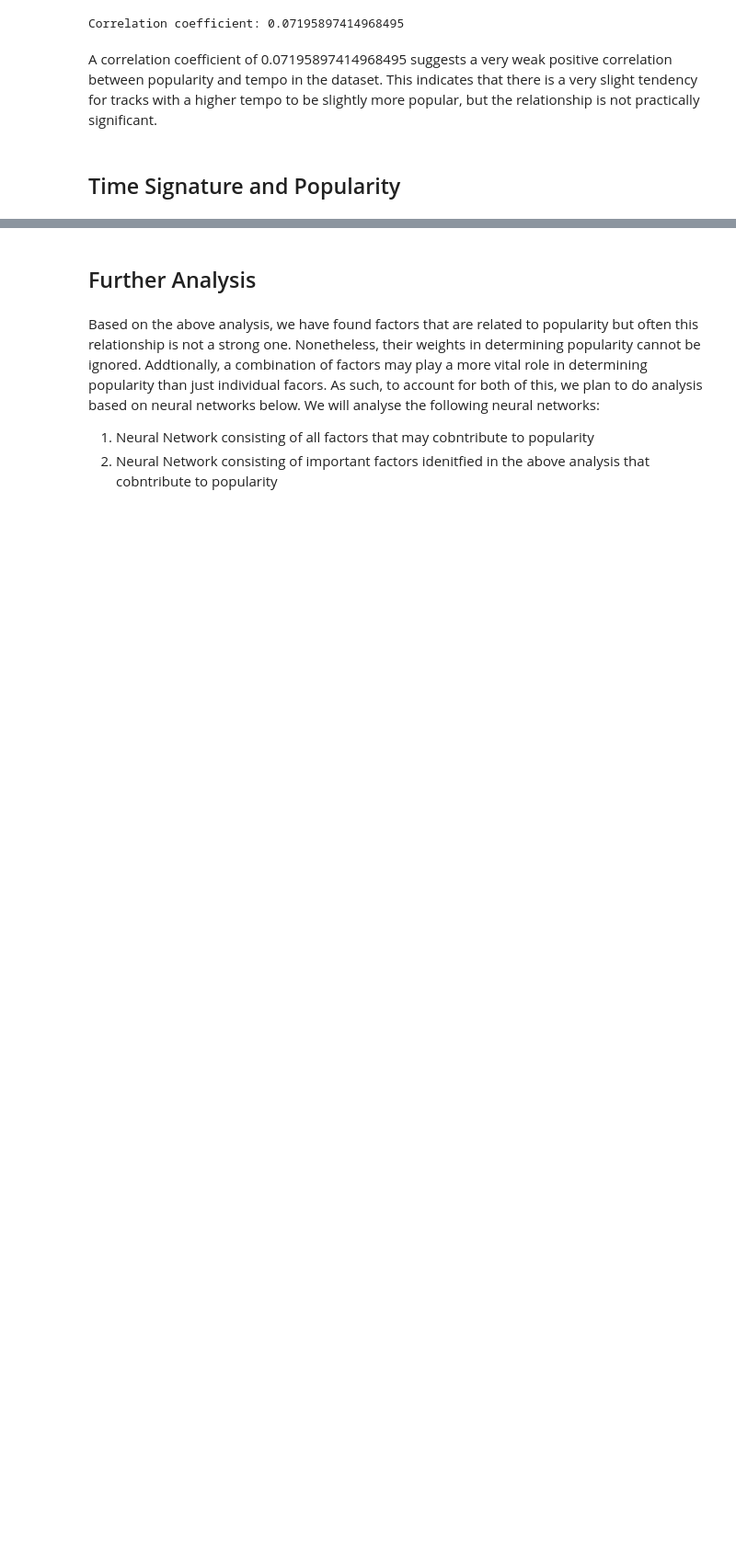
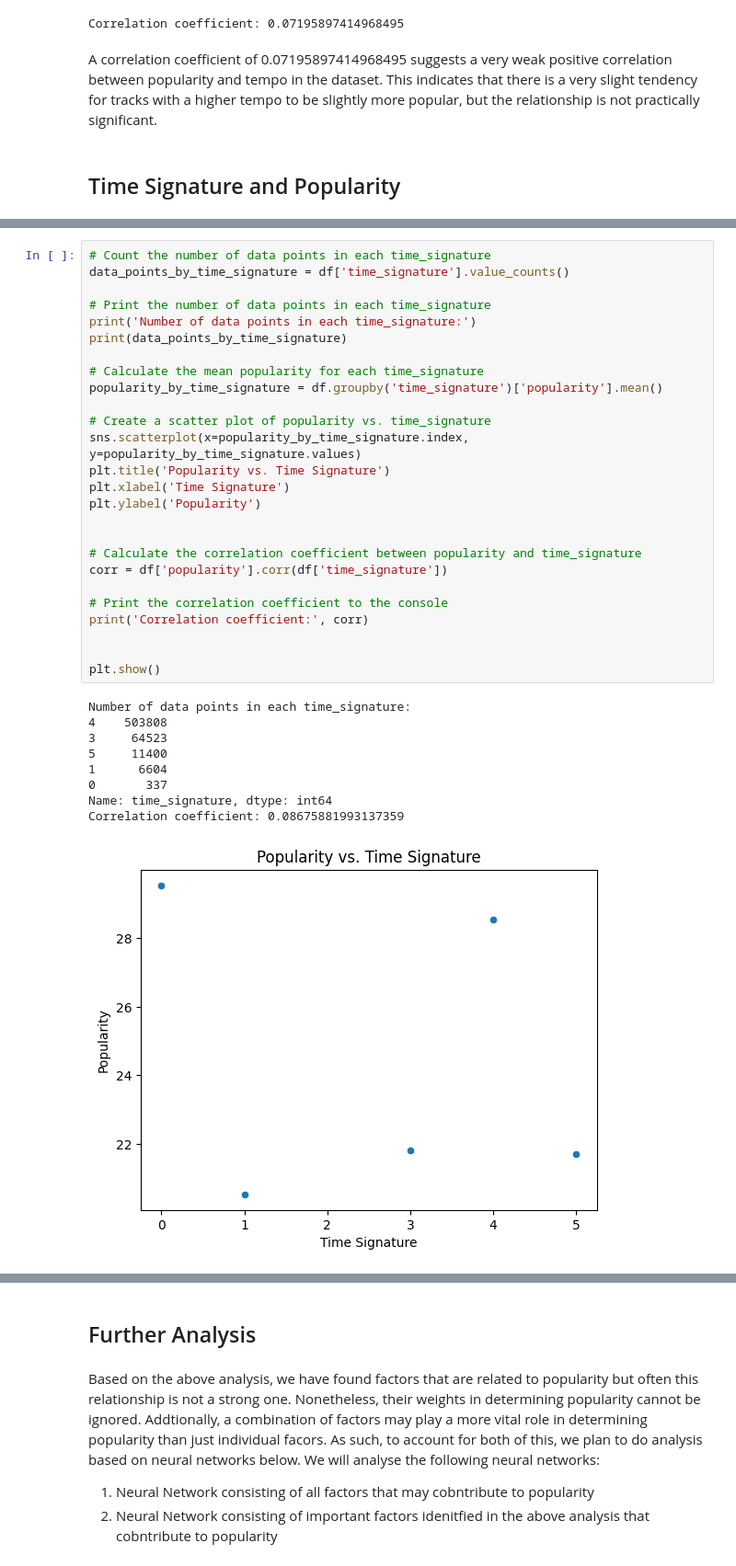
Before and after one commit to ayushmandixit2000/DSAI-Project, a Jupyter notebook: TracksAnalysis.ipynb, the cells around one changed output, grey strips where cells are left out. Shown at 92% size. Drawn from its saved outputs; the diff is of its cells as text; blank space fills up the shorter version.

```diff
--- a/TracksAnalysis.ipynb
+++ b/TracksAnalysis.ipynb
@@ -1184,0 +1223,36 @@ A correlation coefficient of 0.07195897414968495 suggests a very weak positive c
+# %%
+# Count the number of data points in each time_signature
+data_points_by_time_signature = df['time_signature'].value_counts()
+
+# Print the number of data points in each time_signature
+print('Number of data points in each time_signature:')
+print(data_points_by_time_signature)
+
+# Calculate the mean popularity for each time_signature
+popularity_by_time_signature = df.groupby('time_signature')['popularity'].mean()
+
+# Create a scatter plot of popularity vs. time_signature
+sns.scatterplot(x=popularity_by_time_signature.index, y=popularity_by_time_signature.values)
+plt.title('Popularity vs. Time Signature')
+plt.xlabel('Time Signature')
+plt.ylabel('Popularity')
+
+
+# Calculate the correlation coefficient between popularity and time_signature
+corr = df['popularity'].corr(df['time_signature'])
+
+# Print the correlation coefficient to the console
+print('Correlation coefficient:', corr)
+
+
+plt.show()
+# %% [output]
+Number of data points in each time_signature:
+4    503808
+3     64523
+5     11400
+1      6604
+0       337
+Name: time_signature, dtype: int64
+Correlation coefficient: 0.08675881993137359
+[figure, added]
```
Also changed, not shown: parts of 7 cells of this notebook.
